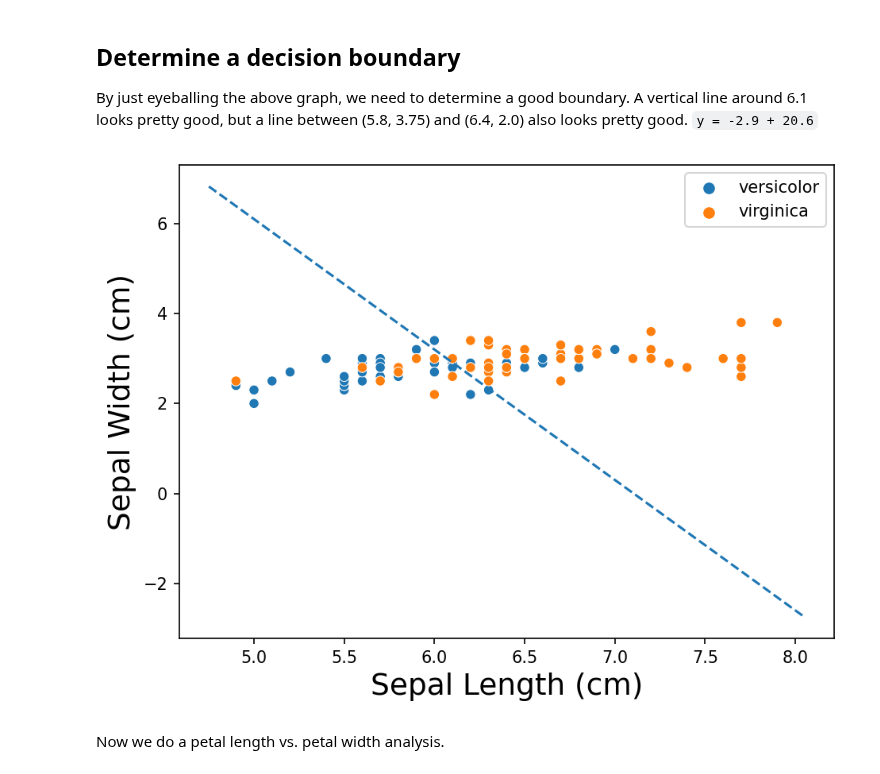
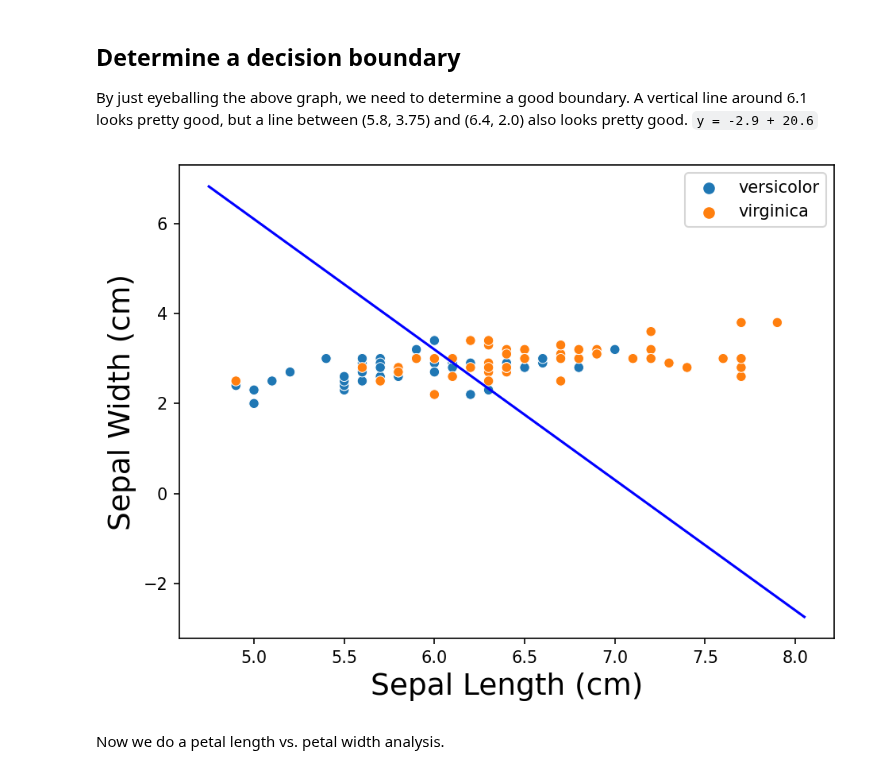
Before and after one commit to jmfb/CS5610, a Jupyter notebook: m3p3a/M3 Project 3a.ipynb, the cells around one changed output. Drawn from its saved outputs; the diff is of its cells as text; code cells hidden in the pictures.

```diff
--- a/m3p3a/M3 Project 3a.ipynb
+++ b/m3p3a/M3 Project 3a.ipynb
@@ -22,11 +55,12 @@ plt.rc("figure", dpi=150, autolayout=True)
 # %% [markdown]
 We will define a helper function to plot a dashed line on the current plot given the slope/intercept to help visualize the boundaries.
 # %%
-def abline(slope, intercept):
+def abline(slope, intercept, line_style, label):
     axes = plt.pyplot.gca()
     x_vals = np.array(axes.get_xlim())
     y_vals = intercept + slope * x_vals
-    plt.pyplot.plot(x_vals, y_vals, '--')
+    line, = plt.pyplot.plot(x_vals, y_vals, line_style, label=label)
+    return line
 # %% [markdown]
 # Part I - Decision Boundaries and Evaluation of Model Predictions With Metrics
 We will load the `setosa_data.csv` file (provided for the class) and inspect the info/describe/head results.
@@ -153,10 +174,10 @@ By just eyeballing the above graph, we need to determine a good boundary.  A ver
 # %%
 plot = sns.scatterplot(data=vv_df, x="sepal_length (cm)", y="sepal_width (cm)", hue="label")
 plot.get_legend().set_title("")
 plot.set(xlabel="Sepal Length (cm)", ylabel="Sepal Width (cm)");
-abline(-2.9, 20.6)
+abline(-2.9, 20.6, "b", "Boundary");
 # %% [output]
-[figure, old version]
+[figure, new version]
 # %% [markdown]
 Now we do a petal length vs. petal width analysis.
 # %%
```
Also changed, not shown: parts of 20 cells of this notebook.
